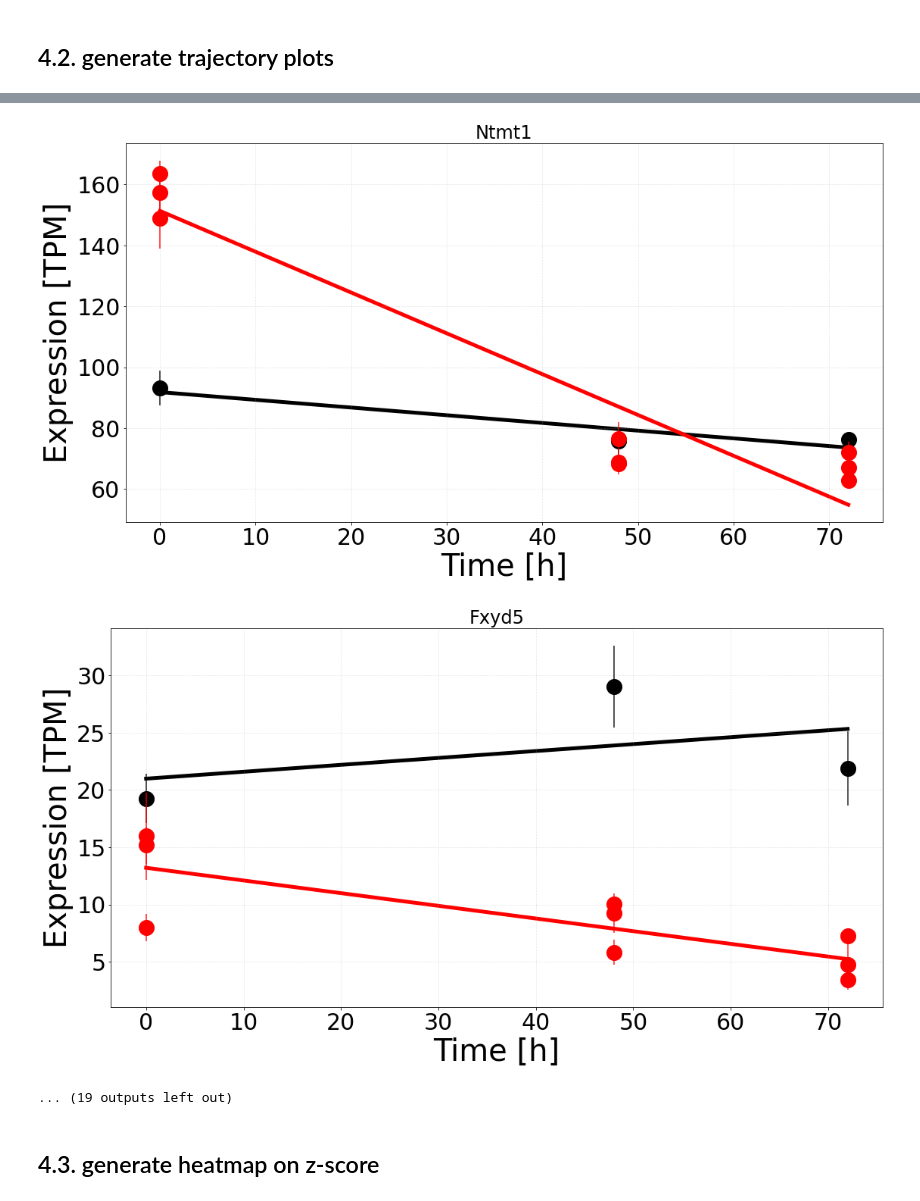
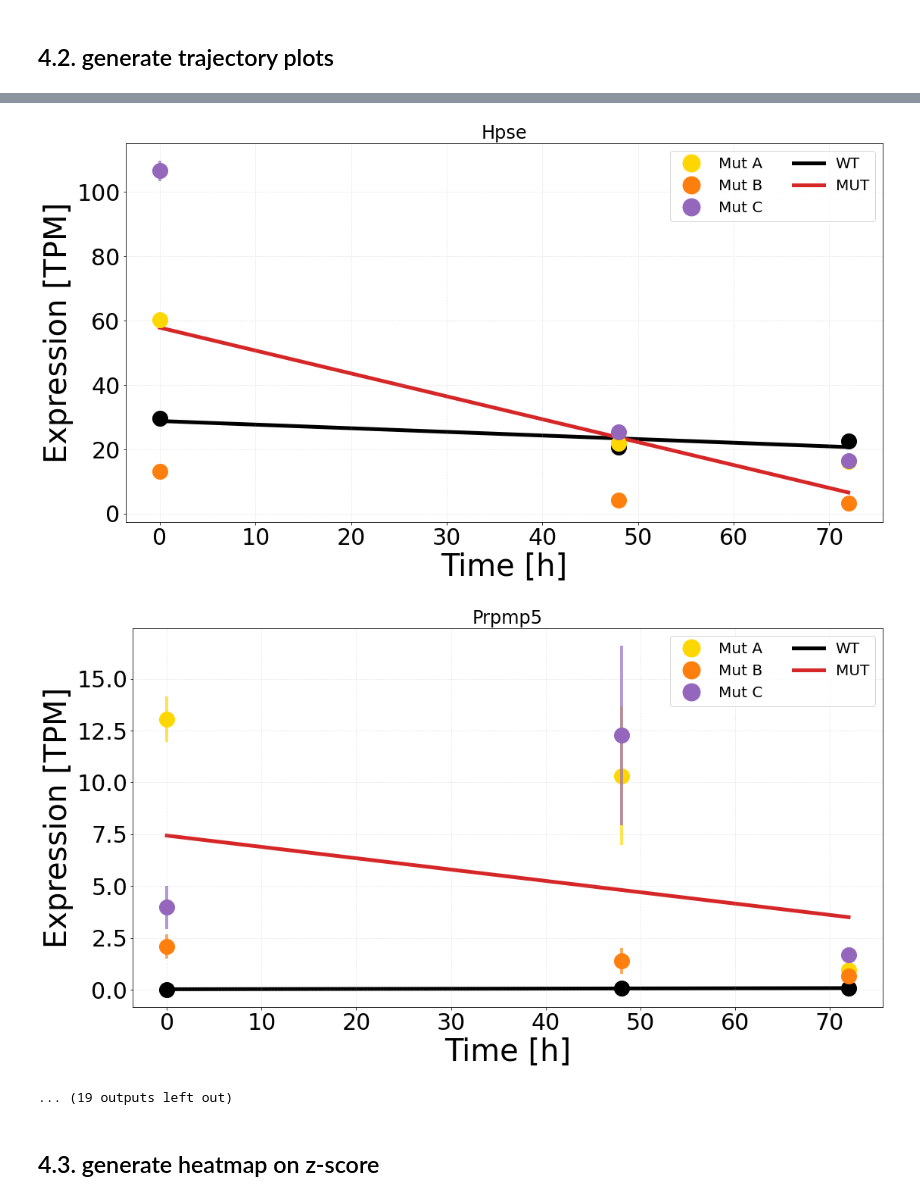
Before and after one commit to adelomana/reynisfjara, a Jupyter notebook: 05_differential_expression/relaxed_pattern/relaxed_pattern_analysis.ipynb, the cells around one changed output, grey strips where cells are left out. Saved outputs shown, nothing was run; the diff lists cells and outputs as text; code cells hidden in the pictures.

Commit message:
added different colors for each mutant

```diff
--- a/05_differential_expression/relaxed_pattern/relaxed_pattern_analysis.ipynb
+++ b/05_differential_expression/relaxed_pattern/relaxed_pattern_analysis.ipynb
@@ -279,9 +282,15 @@ for ensembl in list_five:
         # plot data
         if mouse == 'a3922':
             the_color = 'black'
+        elif mouse == 'a4774':
+            the_color = 'gold'
+        elif mouse == 'a4775':
+            the_color = 'tab:orange'
+        elif mouse == 'a4776':
+            the_color = 'tab:purple'
         else:
-            the_color = 'red'
-        matplotlib.pyplot.errorbar(numerical_times, plotting_means, yerr=plotting_stds, color=the_color, lw=0, elinewidth=2, alpha=2/3)
+            print('error')
+        matplotlib.pyplot.errorbar(numerical_times, plotting_means, yerr=plotting_stds, color=the_color, lw=0, elinewidth=4, alpha=2/3)
         matplotlib.pyplot.plot(numerical_times, plotting_means, 'o', color=the_color, ms=20)
 
     # fit and visualize trend
@@ -301,12 +310,23 @@ for ensembl in list_five:
     slope, intercept, r_value, p_value, std_err = scipy.stats.linregress(x, y)
     newx = numpy.arange(0, 72+1, 1)
     newy = slope*newx + intercept
-    matplotlib.pyplot.plot(newx, newy, '-', color='red', lw=5, zorder=0)
+    matplotlib.pyplot.plot(newx, newy, '-', color='tab:red', lw=5, zorder=0)
 
     # store info for z-score heatmap
     d = slope*numpy.array(numerical_times) + intercept
     for element in d:
         fitted_change_dict[gene_name].append(element)
+
+    # define legend elements
+    legend_elements = [
+        matplotlib.lines.Line2D([0], [0], color='white', marker='o', markeredgecolor='white', markerfacecolor='gold', markersize=25),
+        matplotlib.lines.Line2D([0], [0], color='white', marker='o', markeredgecolor='white', markerfacecolor='tab:orange', markersize=25),
+        matplotlib.lines.Line2D([0], [0], color='white', marker='o', markeredgecolor='white', markerfacecolor='tab:purple', markersize=25),
+
+        matplotlib.lines.Line2D([0], [0], color='black', ls='-', lw=5),
+        matplotlib.lines.Line2D([0], [0], color='tab:red', ls='-', lw=5)
+]
+    matplotlib.pyplot.legend(legend_elements, ['Mut A', 'Mut B', 'Mut C', 'WT', 'MUT'], ncol=2)
 
     # close figure
     matplotlib.pyplot.grid(alpha=0.5, ls=':')
@@ -329,5 +349,5 @@ for ensembl in list_five:
-[figure, old version]
+[figure, new version]
-[figure, old version]
+[figure, new version]
 ... (19 outputs left out)
 # %% [markdown]
 ## 4.3. generate heatmap on z-score
```
Also changed, not shown: parts of 23 cells of this notebook.
